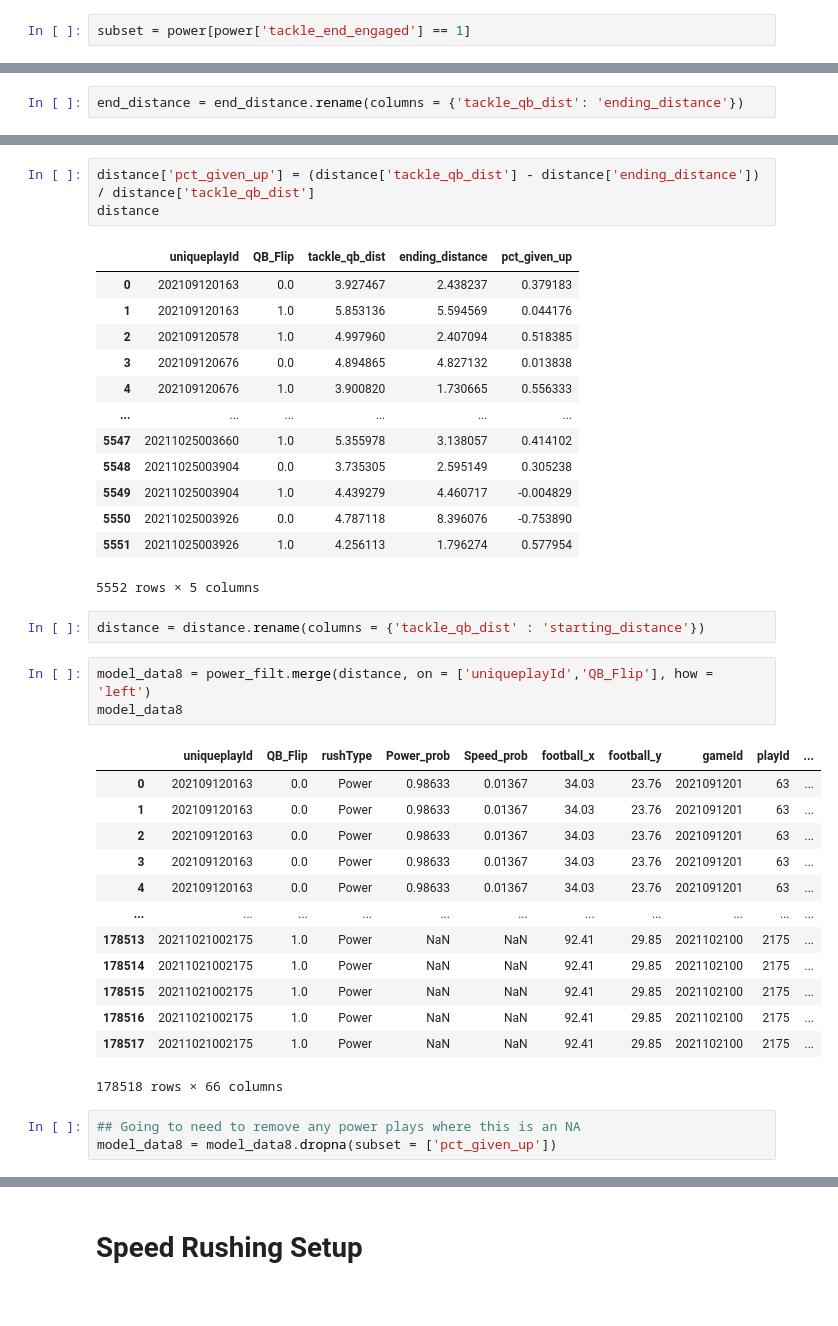
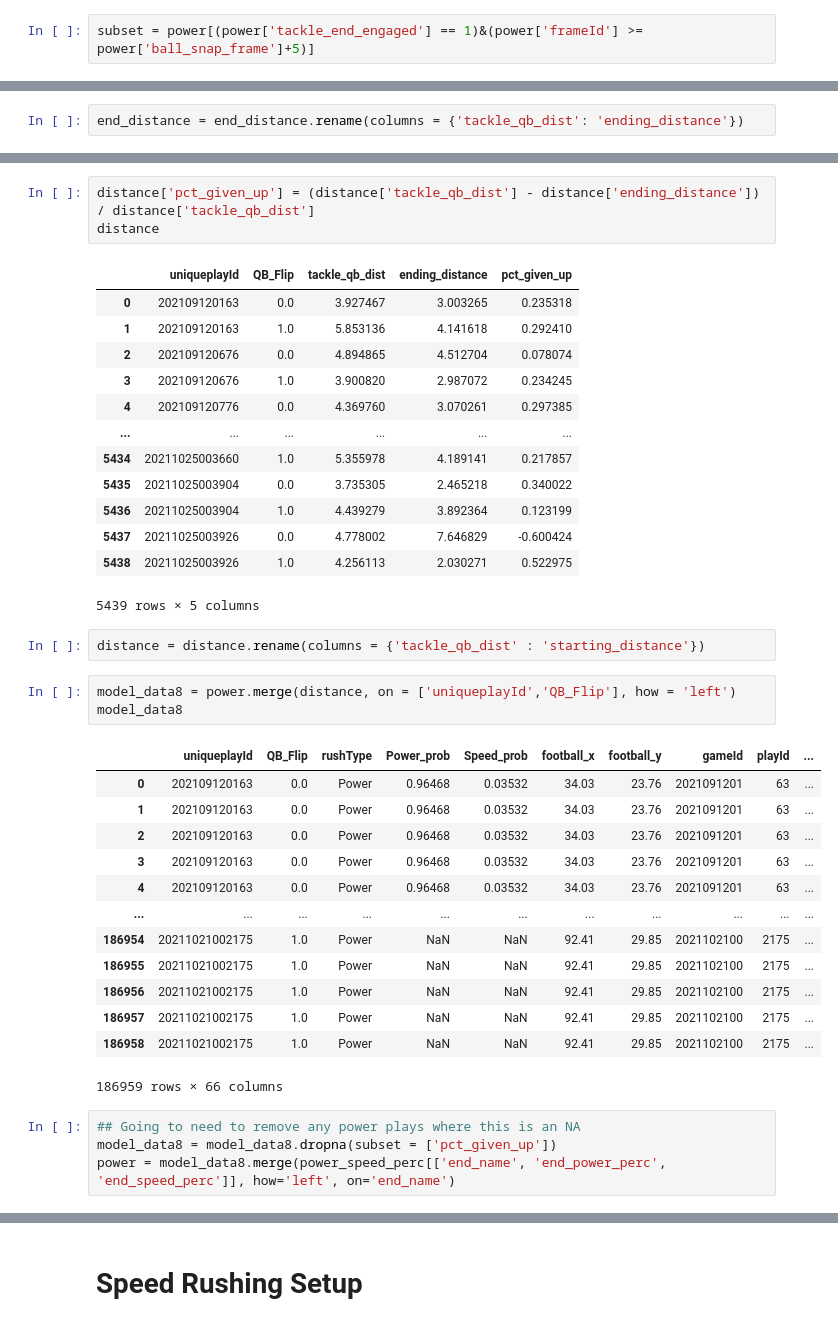
Before and after one commit to cnickol26/BigDataBowl2023, a Jupyter notebook: Modeling_Josh.ipynb, the cells around one changed output, grey strips where cells are left out. Saved outputs shown, nothing was run; the diff lists cells and outputs as text.

Commit message:
Updated Josh Modeling

```diff
--- a/Modeling_Josh.ipynb
+++ b/Modeling_Josh.ipynb
@@ -116,7 +155,7 @@ power = model_data7[model_data7['rushType'] == 'Power']
 # %% [markdown]
 # Power Rushing Setup
 # %%
-subset = power[power['tackle_end_engaged'] == 1]
+subset = power[(power['tackle_end_engaged'] == 1)&(power['frameId'] >= power['ball_snap_frame']+5)]
 # %%
 subset2 = subset.groupby(['uniqueplayId','QB_Flip']).first().reset_index()
 # %%
@@ -179,37 +218,38 @@ distance['pct_given_up'] = (distance['tackle_qb_dist'] - distance['ending_distan
 distance
 # %% [output]
 |  | uniqueplayId | QB_Flip | tackle_qb_dist | ending_distance | pct_given_up |
-| 0 | 202109120163 | 0.0 | 3.927467 | 2.438237 | 0.379183 |
-| 1 | 202109120163 | 1.0 | 5.853136 | 5.594569 | 0.044176 |
-| 2 | 202109120578 | 1.0 | 4.997960 | 2.407094 | 0.518385 |
-| 3 | 202109120676 | 0.0 | 4.894865 | 4.827132 | 0.013838 |
-| 4 | 202109120676 | 1.0 | 3.900820 | 1.730665 | 0.556333 |
+| 0 | 202109120163 | 0.0 | 3.927467 | 3.003265 | 0.235318 |
+| 1 | 202109120163 | 1.0 | 5.853136 | 4.141618 | 0.292410 |
+| 2 | 202109120676 | 0.0 | 4.894865 | 4.512704 | 0.078074 |
+| 3 | 202109120676 | 1.0 | 3.900820 | 2.987072 | 0.234245 |
+| 4 | 202109120776 | 0.0 | 4.369760 | 3.070261 | 0.297385 |
 | ... | ... | ... | ... | ... | ... |
-| 5547 | 20211025003660 | 1.0 | 5.355978 | 3.138057 | 0.414102 |
-| 5548 | 20211025003904 | 0.0 | 3.735305 | 2.595149 | 0.305238 |
-| 5549 | 20211025003904 | 1.0 | 4.439279 | 4.460717 | -0.004829 |
-| 5550 | 20211025003926 | 0.0 | 4.787118 | 8.396076 | -0.753890 |
-| 5551 | 20211025003926 | 1.0 | 4.256113 | 1.796274 | 0.577954 |
+| 5434 | 20211025003660 | 1.0 | 5.355978 | 4.189141 | 0.217857 |
+| 5435 | 20211025003904 | 0.0 | 3.735305 | 2.465218 | 0.340022 |
+| 5436 | 20211025003904 | 1.0 | 4.439279 | 3.892364 | 0.123199 |
+| 5437 | 20211025003926 | 0.0 | 4.778002 | 7.646829 | -0.600424 |
+| 5438 | 20211025003926 | 1.0 | 4.256113 | 2.030271 | 0.522975 |
-5552 rows × 5 columns
+5439 rows × 5 columns
 # %%
 distance = distance.rename(columns = {'tackle_qb_dist' : 'starting_distance'})
 # %%
-model_data8 = power_filt.merge(distance, on = ['uniqueplayId','QB_Flip'], how = 'left')
+model_data8 = power.merge(distance, on = ['uniqueplayId','QB_Flip'], how = 'left')
 model_data8
 # %% [output]
 |  | uniqueplayId | QB_Flip | rushType | Power_prob | Speed_prob | football_x | football_y | gameId | playId | ... |
-| 0 | 202109120163 | 0.0 | Power | 0.98633 | 0.01367 | 34.03 | 23.76 | 2021091201 | 63 | ... |
-| 1 | 202109120163 | 0.0 | Power | 0.98633 | 0.01367 | 34.03 | 23.76 | 2021091201 | 63 | ... |
-| 2 | 202109120163 | 0.0 | Power | 0.98633 | 0.01367 | 34.03 | 23.76 | 2021091201 | 63 | ... |
-| 3 | 202109120163 | 0.0 | Power | 0.98633 | 0.01367 | 34.03 | 23.76 | 2021091201 | 63 | ... |
-| 4 | 202109120163 | 0.0 | Power | 0.98633 | 0.01367 | 34.03 | 23.76 | 2021091201 | 63 | ... |
+| 0 | 202109120163 | 0.0 | Power | 0.96468 | 0.03532 | 34.03 | 23.76 | 2021091201 | 63 | ... |
+| 1 | 202109120163 | 0.0 | Power | 0.96468 | 0.03532 | 34.03 | 23.76 | 2021091201 | 63 | ... |
+| 2 | 202109120163 | 0.0 | Power | 0.96468 | 0.03532 | 34.03 | 23.76 | 2021091201 | 63 | ... |
+| 3 | 202109120163 | 0.0 | Power | 0.96468 | 0.03532 | 34.03 | 23.76 | 2021091201 | 63 | ... |
+| 4 | 202109120163 | 0.0 | Power | 0.96468 | 0.03532 | 34.03 | 23.76 | 2021091201 | 63 | ... |
 | ... | ... | ... | ... | ... | ... | ... | ... | ... | ... | ... |
-| 178513 | 20211021002175 | 1.0 | Power | NaN | NaN | 92.41 | 29.85 | 2021102100 | 2175 | ... |
-| 178514 | 20211021002175 | 1.0 | Power | NaN | NaN | 92.41 | 29.85 | 2021102100 | 2175 | ... |
-| 178515 | 20211021002175 | 1.0 | Power | NaN | NaN | 92.41 | 29.85 | 2021102100 | 2175 | ... |
-| 178516 | 20211021002175 | 1.0 | Power | NaN | NaN | 92.41 | 29.85 | 2021102100 | 2175 | ... |
-| 178517 | 20211021002175 | 1.0 | Power | NaN | NaN | 92.41 | 29.85 | 2021102100 | 2175 | ... |
+| 186954 | 20211021002175 | 1.0 | Power | NaN | NaN | 92.41 | 29.85 | 2021102100 | 2175 | ... |
+| 186955 | 20211021002175 | 1.0 | Power | NaN | NaN | 92.41 | 29.85 | 2021102100 | 2175 | ... |
+| 186956 | 20211021002175 | 1.0 | Power | NaN | NaN | 92.41 | 29.85 | 2021102100 | 2175 | ... |
+| 186957 | 20211021002175 | 1.0 | Power | NaN | NaN | 92.41 | 29.85 | 2021102100 | 2175 | ... |
+| 186958 | 20211021002175 | 1.0 | Power | NaN | NaN | 92.41 | 29.85 | 2021102100 | 2175 | ... |
-178518 rows × 66 columns
+186959 rows × 66 columns
 # %%
 ## Going to need to remove any power plays where this is an NA
 model_data8 = model_data8.dropna(subset = ['pct_given_up'])
+power = model_data8.merge(power_speed_perc[['end_name', 'end_power_perc', 'end_speed_perc']], how='left', on='end_name')
```
Also changed, not shown: parts of 16 cells of this notebook.
